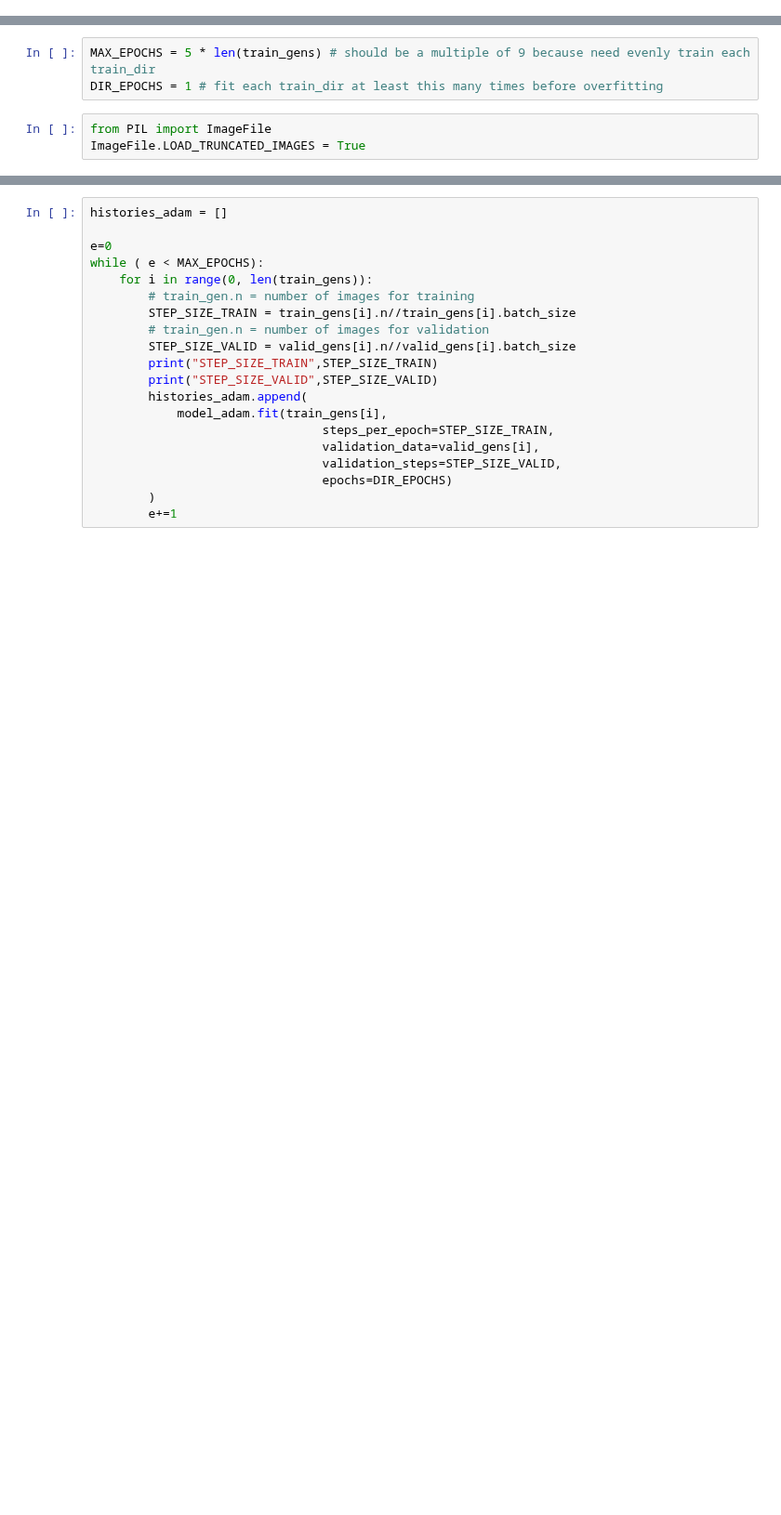
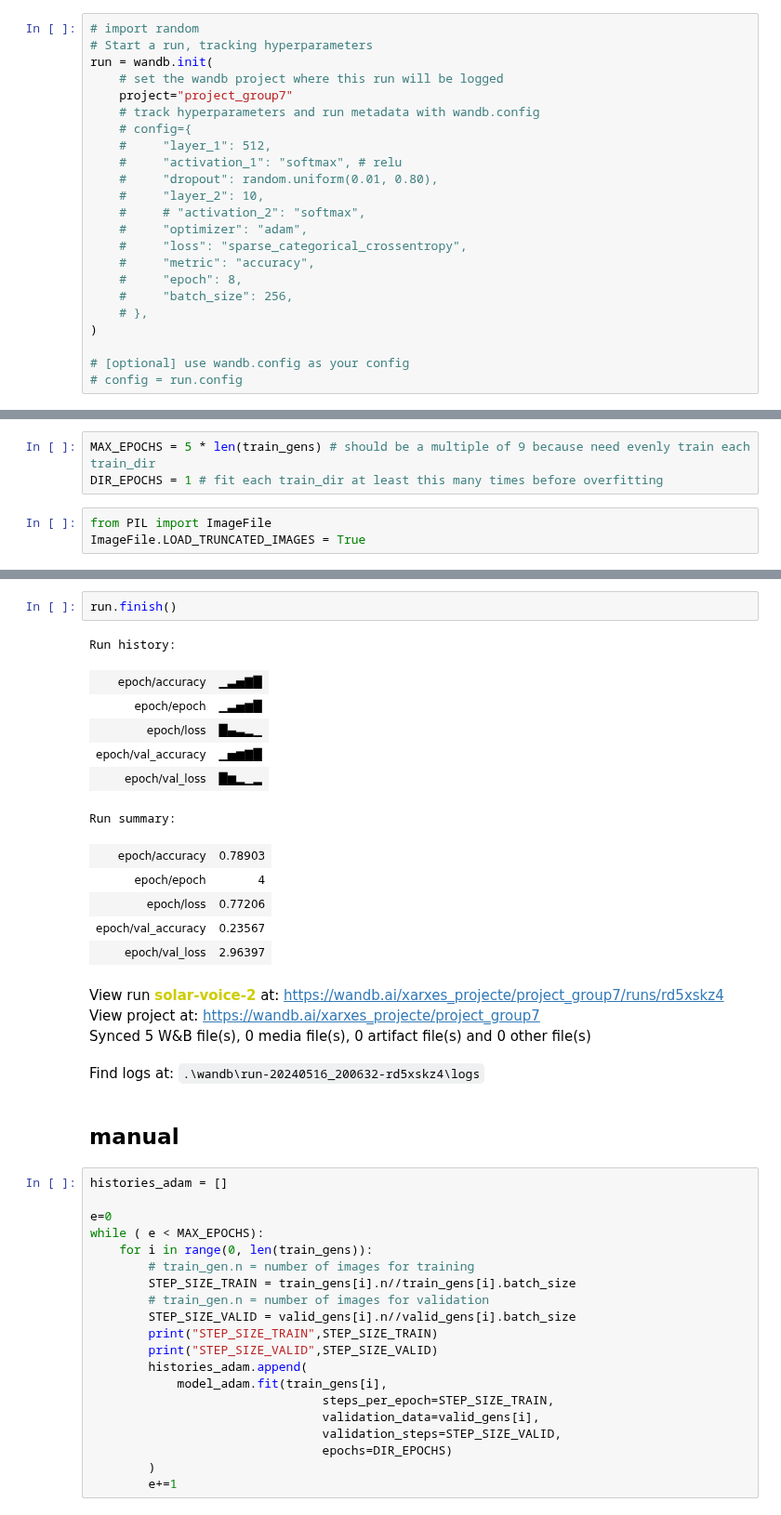
Before and after one commit to DCC-UAB/XNAPproject-grup07, a Jupyter notebook: our_code/starting_point_modified.ipynb, the cells around one changed output, grey strips where cells are left out. Shown at 93% size. Saved outputs shown, nothing was run; the diff lists cells and outputs as text; blank space fills up the shorter version.

Commit message:
applying wandb

```diff
--- a/our_code/starting_point_modified.ipynb
+++ b/our_code/starting_point_modified.ipynb
@@ -483,0 +497,23 @@ from tensorflow.keras.preprocessing.image import ImageDataGenerator
+# %%
+# import random
+# Start a run, tracking hyperparameters
+run = wandb.init(
+    # set the wandb project where this run will be logged
+    project="project_group7"
+    # track hyperparameters and run metadata with wandb.config
+    # config={
+    #     "layer_1": 512,
+    #     "activation_1": "softmax", # relu
+    #     "dropout": random.uniform(0.01, 0.80),
+    #     "layer_2": 10,
+    #     # "activation_2": "softmax",
+    #     "optimizer": "adam",
+    #     "loss": "sparse_categorical_crossentropy",
+    #     "metric": "accuracy",
+    #     "epoch": 8,
+    #     "batch_size": 256,
+    # },
+)
+
+# [optional] use wandb.config as your config
+# config = run.config
@@ -687,3 +763,24 @@ ImageFile.LOAD_TRUNCATED_IMAGES = True
+# %%
+run.finish()
+# %% [output]
+Run history:
+| epoch/accuracy | ▁▃▅▇█ |
+| epoch/epoch | ▁▃▅▆█ |
+| epoch/loss | █▄▃▂▁ |
+| epoch/val_accuracy | ▁▅▆▇█ |
+| epoch/val_loss | █▆▂▁▂ |
+Run summary:
+| epoch/accuracy | 0.78903 |
+| epoch/epoch | 4 |
+| epoch/loss | 0.77206 |
+| epoch/val_accuracy | 0.23567 |
+| epoch/val_loss | 2.96397 |
+View run solar-voice-2 at: https://wandb.ai/xarxes_projecte/project_group7/runs/rd5xskz4
+View project at: https://wandb.ai/xarxes_projecte/project_group7
+Synced 5 W&B file(s), 0 media file(s), 0 artifact file(s) and 0 other file(s)
+Find logs at: .\wandb\run-20240516_200632-rd5xskz4\logs
+# %% [markdown]
+## manual
 # %%
 histories_adam = []
 
```
Also changed, not shown: parts of 18 cells of this notebook.
